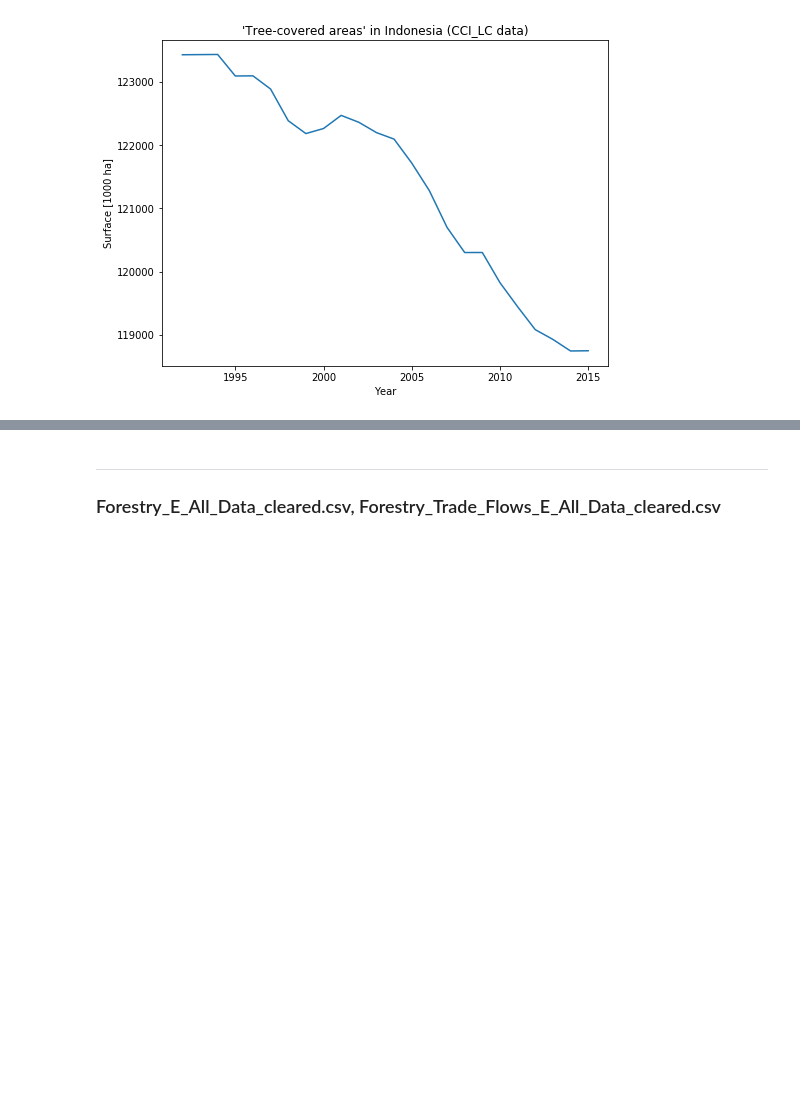
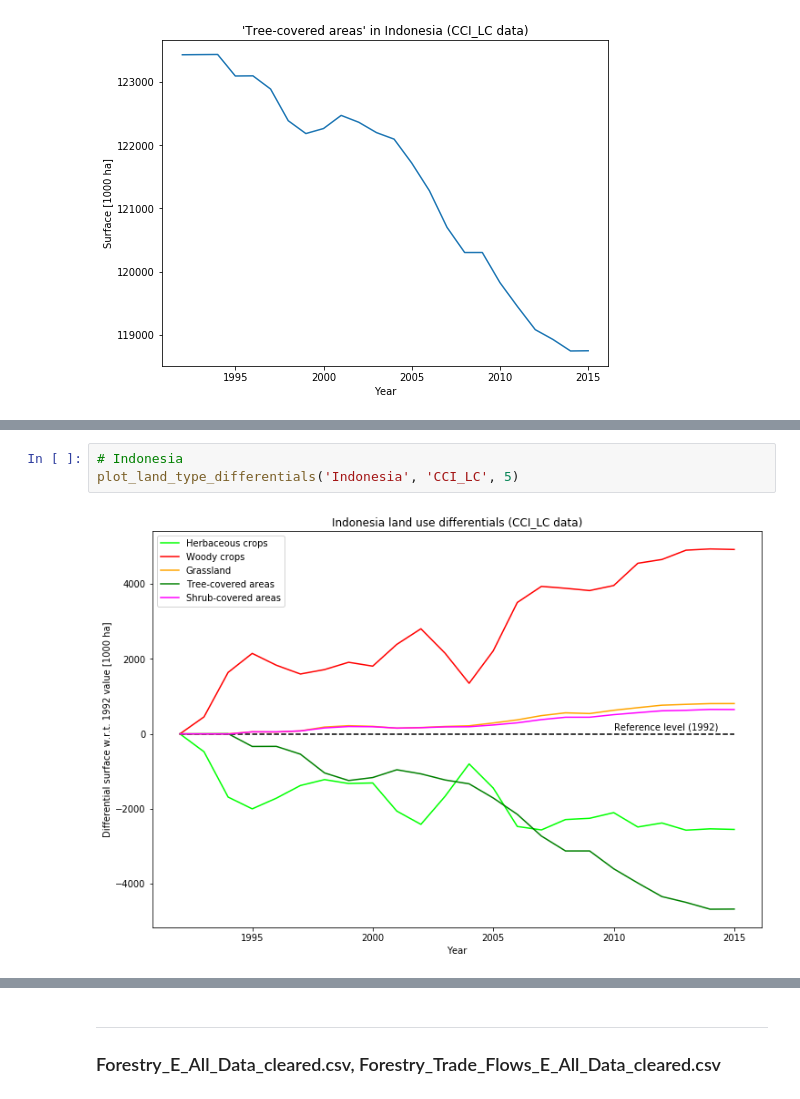
Before and after one commit to kostelansky17/disappearing_forests, a Jupyter notebook: Vidulis.ipynb, the cells around one changed output, grey strips where cells are left out. Saved outputs shown, nothing was run; the diff lists cells and outputs as text; blank space fills up the shorter version.

```diff
--- a/Vidulis.ipynb
+++ b/Vidulis.ipynb
@@ -379,0 +382,5 @@ It's easy to identify where the lost forests are classified.
+# %%
+# Indonesia
+plot_land_type_differentials('Indonesia', 'CCI_LC', 5)
+# %% [output]
+[figure, added]
```
Also changed, not shown: parts of 9 cells of this notebook.
